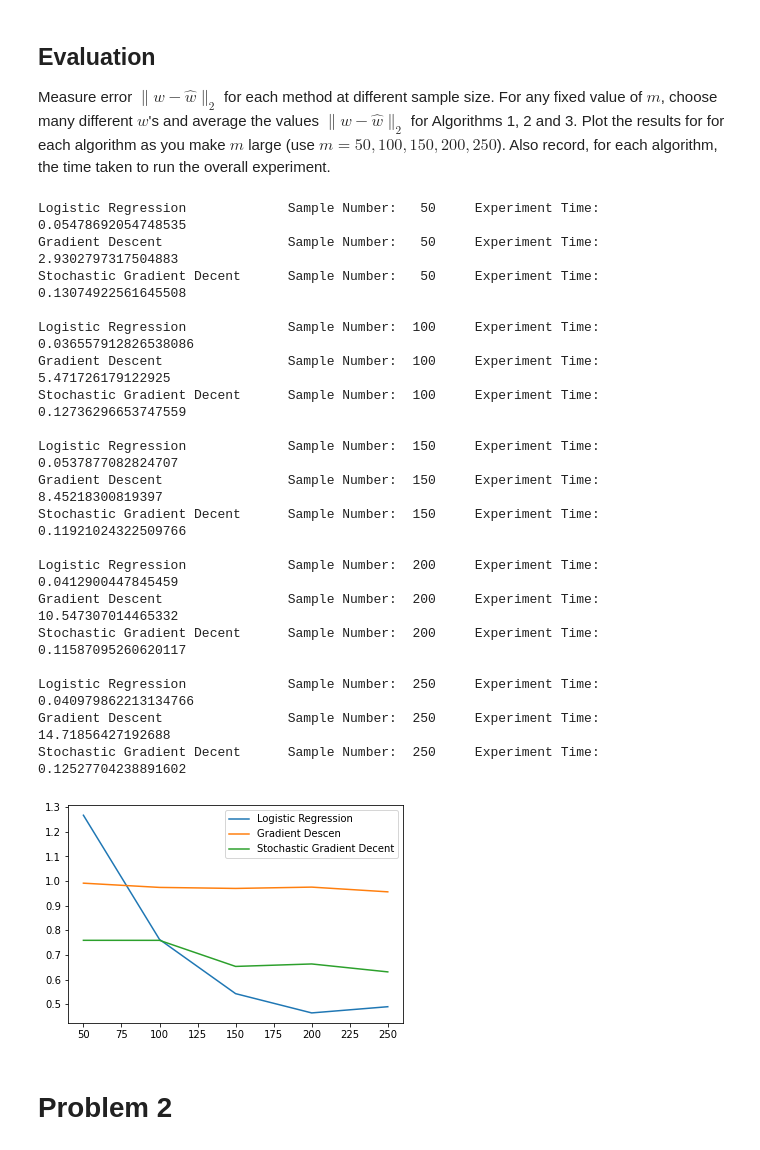
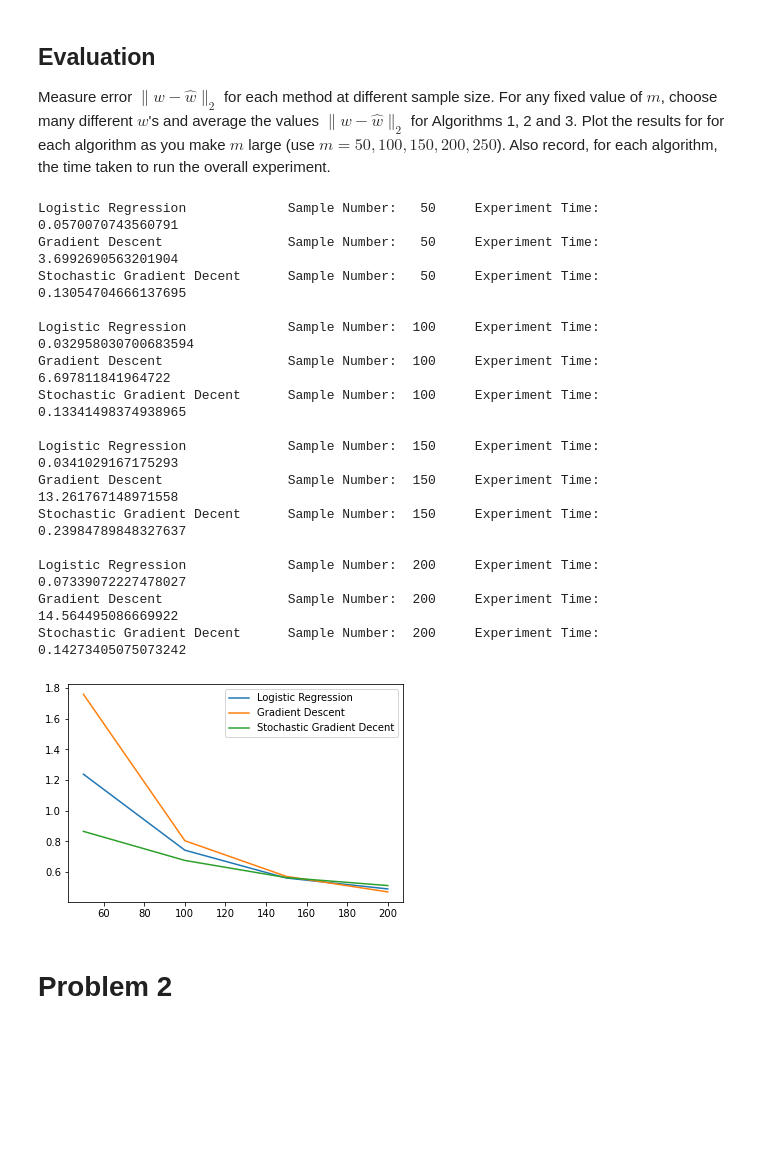
Before and after one commit to Julie-Gibson/MachineLearning, a Jupyter notebook: HW2p.ipynb, the cells around one changed output. Drawn from its saved outputs; the diff is of its cells as text; code cells hidden in the pictures; blank space fills up the shorter version.

```diff
--- a/HW2p.ipynb
+++ b/HW2p.ipynb
@@ -17,12 +17,12 @@ Write a function to **generate a training set** of size $m$
 def generate_vector(normalize=False):
     v = np.random.randn(10)
     if normalize:
-        sum = 0
+        sums = 0
         for i in v:
-            sum += i * i
-        norm = math.sqrt(sum)
+            sums += i * i
+        norm = math.sqrt(sums)
         v = [i*1/norm for i in v]
-    return v
+    return np.array(v)
 
 def generate_label(x_i,w):
     s = expit(np.dot(w,x_i))
@@ -36,13 +36,12 @@ def generate_data(m):
     x = []
     for i in range(m):
         x.append(generate_vector(normalize=False))
-    x = np.array(x)
-    return x
+    return np.array(x)
 
 def new_data(m):
     w = generate_vector(normalize=True)
     x = generate_data(m)
-    y =[generate_label(i,w) for i in x ]
+    y = np.array([generate_label(i,w) for i in x])
     return w, x, y
 # %% [markdown]
 ## Algorithm 1: logistic regression
@@ -67,12 +66,20 @@ $$L_i(w^{(t)}) = \frac{1}{2} \left( \sigma(w^{(t)} \cdot x) - y_i \right)^2$$
   up yourself -- run for 1000 iterations, use step size eta = 0.01).
 # %%
 def loss_gradient(x,y,w):
-    sig = expit(np.dot(w,x))
-    return (sig - y)*sig*(1-sig)*x
+    wx = np.inner(w,x)
+    num = np.exp(-wx)
+    denom = 1+num
+    # sig = expit(np.inner(w,x))
+    # print(x[i].(numberator/denominator - y[i]))
+    # return (np.inner((sig - y)*sig*(1-sig),x))
+    return np.dot(x,((1-(num/denom)) - y))
 
 def gradient(x,y,w):
-    values = [loss_gradient(x[i],y[i],w) for i in range(len(x))]
-    return np.average(values)
+    values = 0
+    for i in range(len(x)):
+        values+=loss_gradient(x[i],y[i],w)
+    # print(values)
+    return values
 
 def algorithm2(x,y):
     w_t = np.zeros(10)
@@ -105,52 +112,48 @@ Measure error $\|w - \hat{w}\|_2$ for each method at different sample size. For
 def experiment(m, algorithm,name):
     start = time.time()
     a = []
     for i in range(10):
         w_star, x , y = new_data(m)
         w_new = algorithm(x,y)
         w_sub = w_star-w_new
         w_norm_diff = np.linalg.norm(w_sub)
         a.append(w_norm_diff)
     print(f"{name:5} \tSample Number: {m:4} \tExperiment Time: {time.time()-start}")
     return np.average(a)
 
 a1_m = []
 a2_m = []
 a3_m = []
-M = [50,100,150,200,250]
+M = [50,100,150,200]
 for m in M:
     a1_m.append(experiment(m, algorithm1, 'Logistic Regression\t'))
     a2_m.append(experiment(m, algorithm2, 'Gradient Descent\t'))
     a3_m.append(experiment(m, algorithm3, 'Stochastic Gradient Decent'))
     print()
 
 plt.figure()
 plt.plot(M, a1_m, label='Logistic Regression')
-plt.plot(M, a2_m, label='Gradient Descen')
+plt.plot(M, a2_m, label='Gradient Descent')
 plt.plot(M, a3_m, label='Stochastic Gradient Decent')
 plt.legend()
 plt.show()
 # %% [output]
-Logistic Regression             Sample Number:   50     Experiment Time: 0.05478692054748535
-Gradient Descent                Sample Number:   50     Experiment Time: 2.9302797317504883
-Stochastic Gradient Decent      Sample Number:   50     Experiment Time: 0.13074922561645508
+Logistic Regression             Sample Number:   50     Experiment Time: 0.0570070743560791
+Gradient Descent                Sample Number:   50     Experiment Time: 3.6992690563201904
+Stochastic Gradient Decent      Sample Number:   50     Experiment Time: 0.13054704666137695
 
-Logistic Regression             Sample Number:  100     Experiment Time: 0.036557912826538086
-Gradient Descent                Sample Number:  100     Experiment Time: 5.471726179122925
-Stochastic Gradient Decent      Sample Number:  100     Experiment Time: 0.12736296653747559
+Logistic Regression             Sample Number:  100     Experiment Time: 0.032958030700683594
+Gradient Descent                Sample Number:  100     Experiment Time: 6.697811841964722
+Stochastic Gradient Decent      Sample Number:  100     Experiment Time: 0.13341498374938965
 
-Logistic Regression             Sample Number:  150     Experiment Time: 0.0537877082824707
-Gradient Descent                Sample Number:  150     Experiment Time: 8.45218300819397
-Stochastic Gradient Decent      Sample Number:  150     Experiment Time: 0.11921024322509766
+Logistic Regression             Sample Number:  150     Experiment Time: 0.0341029167175293
+Gradient Descent                Sample Number:  150     Experiment Time: 13.261767148971558
+Stochastic Gradient Decent      Sample Number:  150     Experiment Time: 0.23984789848327637
 
-Logistic Regression             Sample Number:  200     Experiment Time: 0.0412900447845459
-Gradient Descent                Sample Number:  200     Experiment Time: 10.547307014465332
-Stochastic Gradient Decent      Sample Number:  200     Experiment Time: 0.11587095260620117
-
-Logistic Regression             Sample Number:  250     Experiment Time: 0.040979862213134766
-Gradient Descent                Sample Number:  250     Experiment Time: 14.71856427192688
-Stochastic Gradient Decent      Sample Number:  250     Experiment Time: 0.12527704238891602
+Logistic Regression             Sample Number:  200     Experiment Time: 0.07339072227478027
+Gradient Descent                Sample Number:  200     Experiment Time: 14.564495086669922
+Stochastic Gradient Decent      Sample Number:  200     Experiment Time: 0.14273405075073242
-[figure, old version]
+[figure, new version]
 # %% [markdown]
 # Problem 2
 # %%
```
Also changed, not shown: parts of 1 cell of this notebook, 1 other file.
